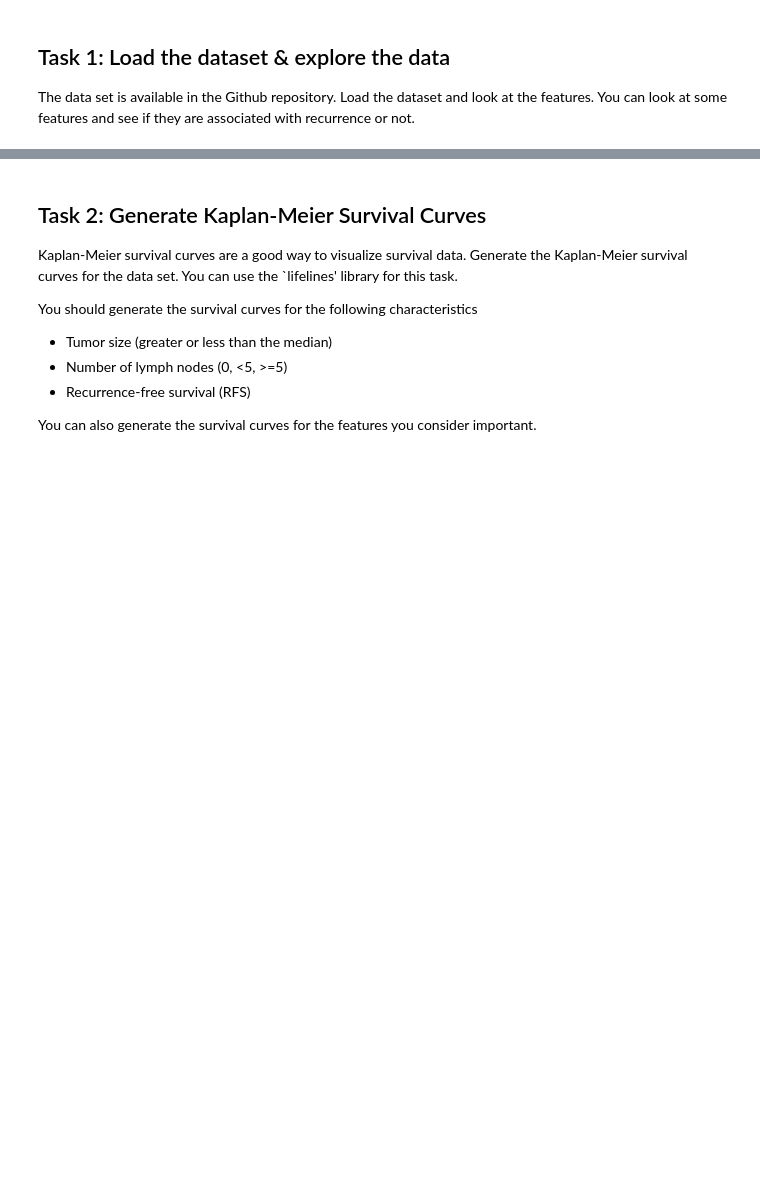
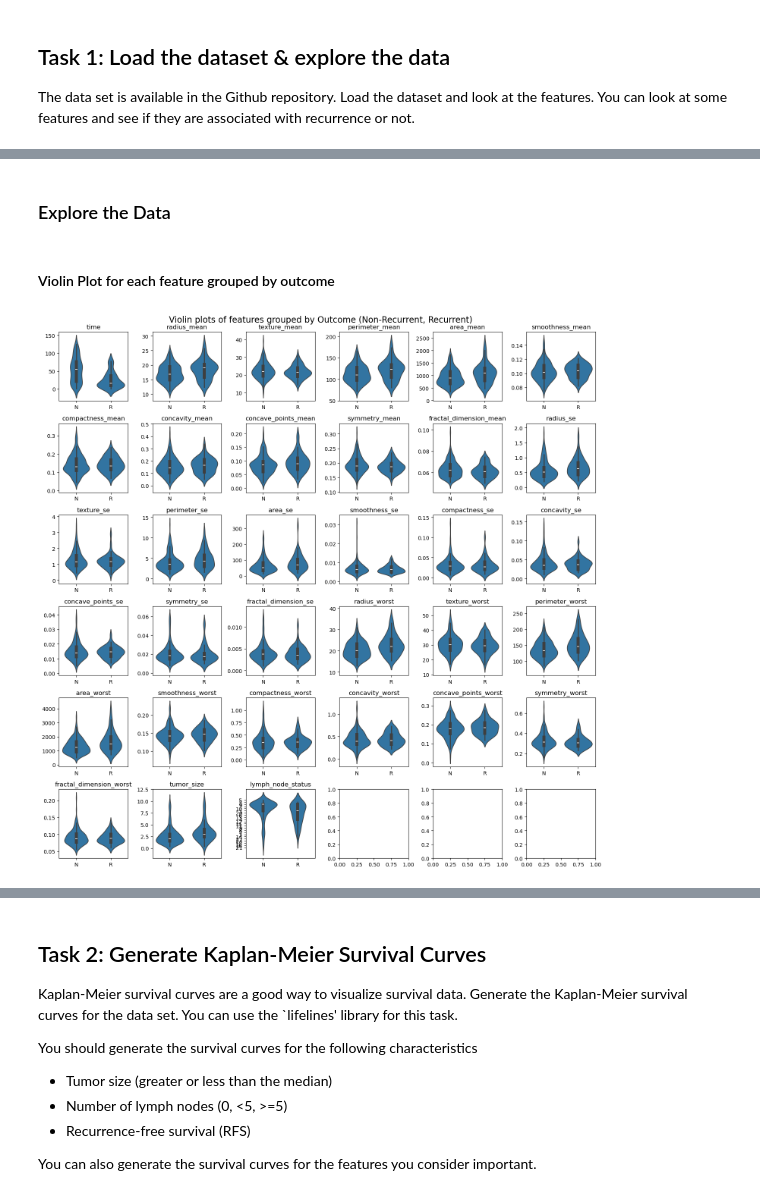
Before and after one commit to JulianMeigen/ML-handson, a Jupyter notebook: notebooks/5.0-SNJMMH-Day5.ipynb, the cells around one changed output, grey strips where cells are left out. Saved outputs shown, nothing was run; the diff lists cells and outputs as text; code cells hidden in the pictures; blank space fills up the shorter version.

Commit message:
add plot to 5.0

```diff
--- a/notebooks/5.0-SNJMMH-Day5.ipynb
+++ b/notebooks/5.0-SNJMMH-Day5.ipynb
@@ -67,0 +84,3 @@ available_columns = [
+# %%
+datafile = os.path.join("..", "data", "raw", "wpbc.data")
+data = pd.read_csv(datafile, header=None, index_col=0, names=available_columns)
@@ -67,0 +98,15 @@ available_columns = [
+# %% [markdown]
+### Explore the Data
+# %% [markdown]
+#### Violin Plot for each feature grouped by outcome
+# %%
+fig, axes = plt.subplots(6,6, figsize=(15,15))
+for i, col in enumerate(data.columns[1:]):
+    sns.violinplot(x=data["outcome"], y=data[col], ax=axes[i//6, i%6])
+    axes[i//6, i%6].set_title(col)
+    axes[i//6, i%6].set_xlabel("")
+    axes[i//6, i%6].set_ylabel("")
+fig.suptitle("Violin plots of features grouped by Outcome (Non-Recurrent, Recurrent)", fontsize=16)
+plt.tight_layout()
+# %% [output]
+[figure, added]
```
Also changed, not shown: parts of 4 cells of this notebook.
